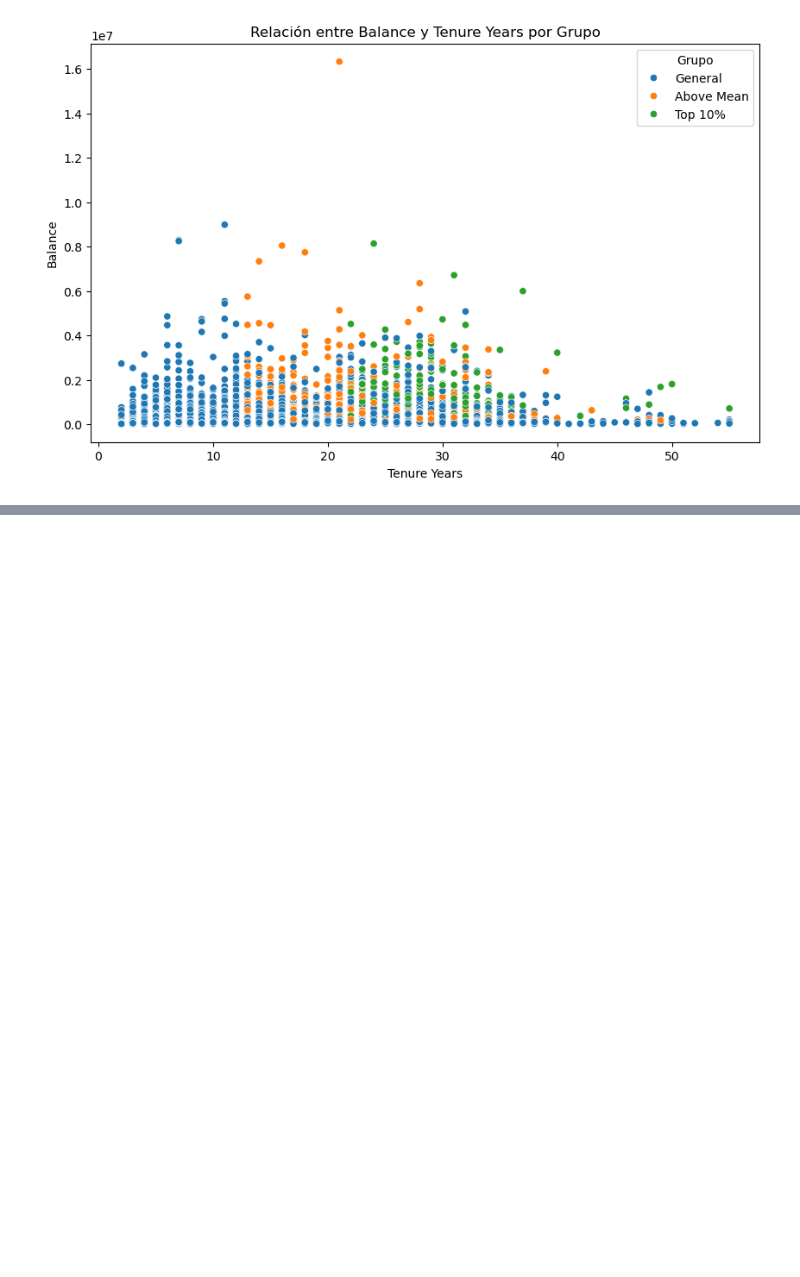
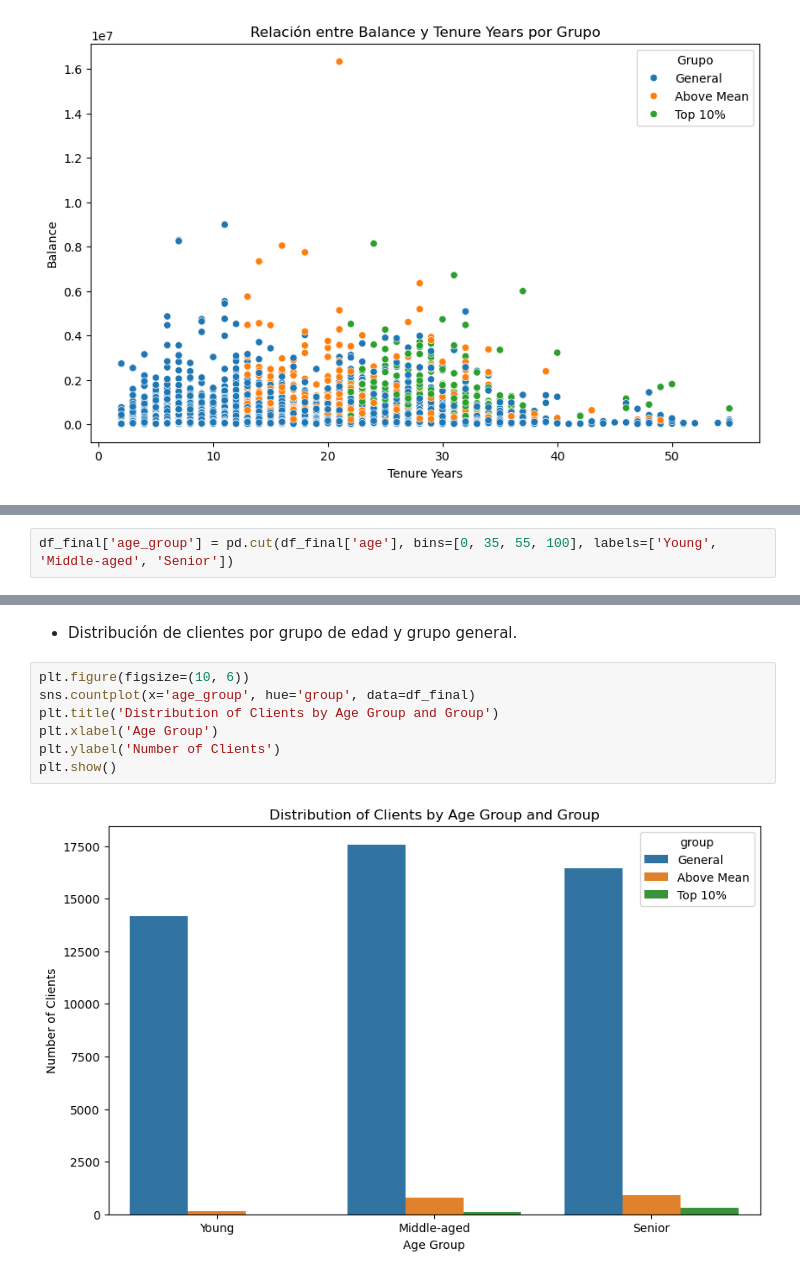
Before and after one commit to adrianlardies/vanguard-ab-test, a Jupyter notebook: main.ipynb, the cells around one changed output, grey strips where cells are left out. Drawn from its saved outputs; the diff is of its cells as text; blank space fills up the shorter version.

```diff
--- a/main.ipynb
+++ b/main.ipynb
@@ -802,0 +853,2 @@ plt.show()
+# %%
+df_final['age_group'] = pd.cut(df_final['age'], bins=[0, 35, 55, 100], labels=['Young', 'Middle-aged', 'Senior'])
@@ -802,0 +863,11 @@ plt.show()
+# %% [markdown]
+- Distribución de clientes por grupo de edad y grupo general.
+# %%
+plt.figure(figsize=(10, 6))
+sns.countplot(x='age_group', hue='group', data=df_final)
+plt.title('Distribution of Clients by Age Group and Group')
+plt.xlabel('Age Group')
+plt.ylabel('Number of Clients')
+plt.show()
+# %% [output]
+[figure, added]
```
Also changed, not shown: parts of 97 cells of this notebook.
